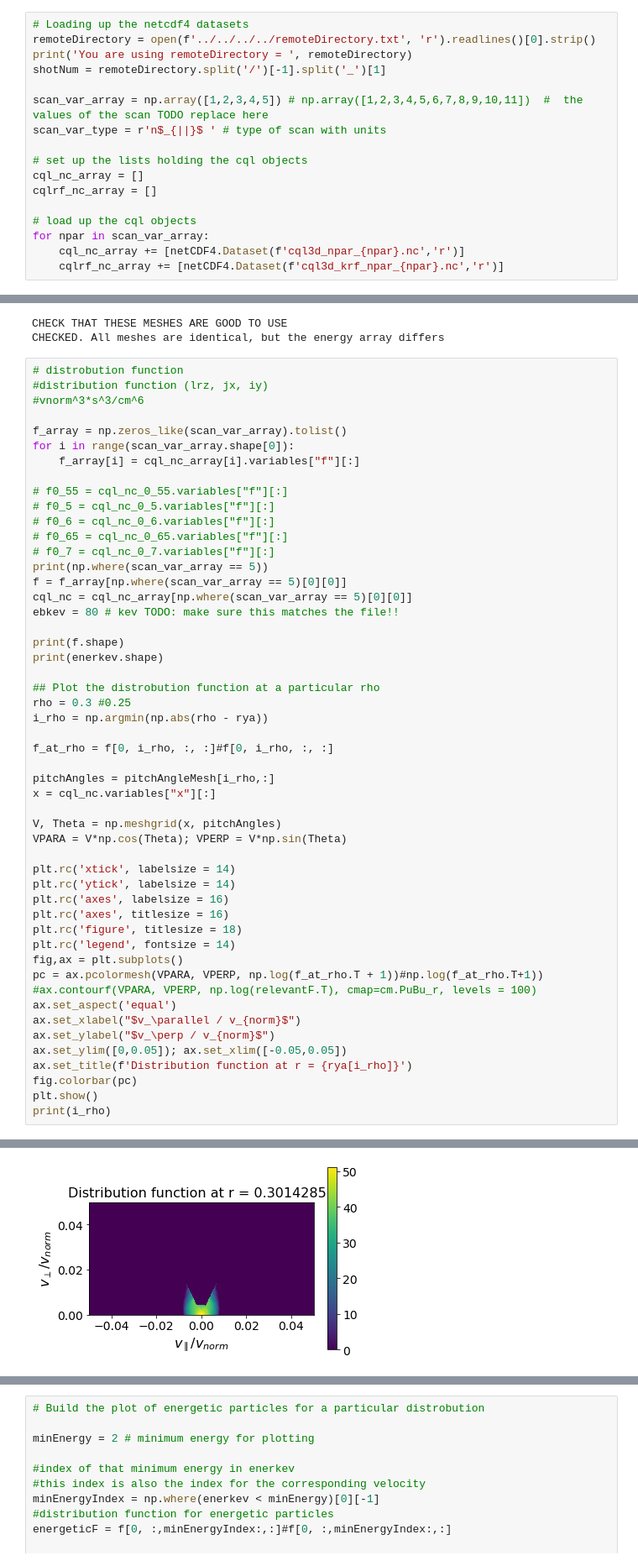
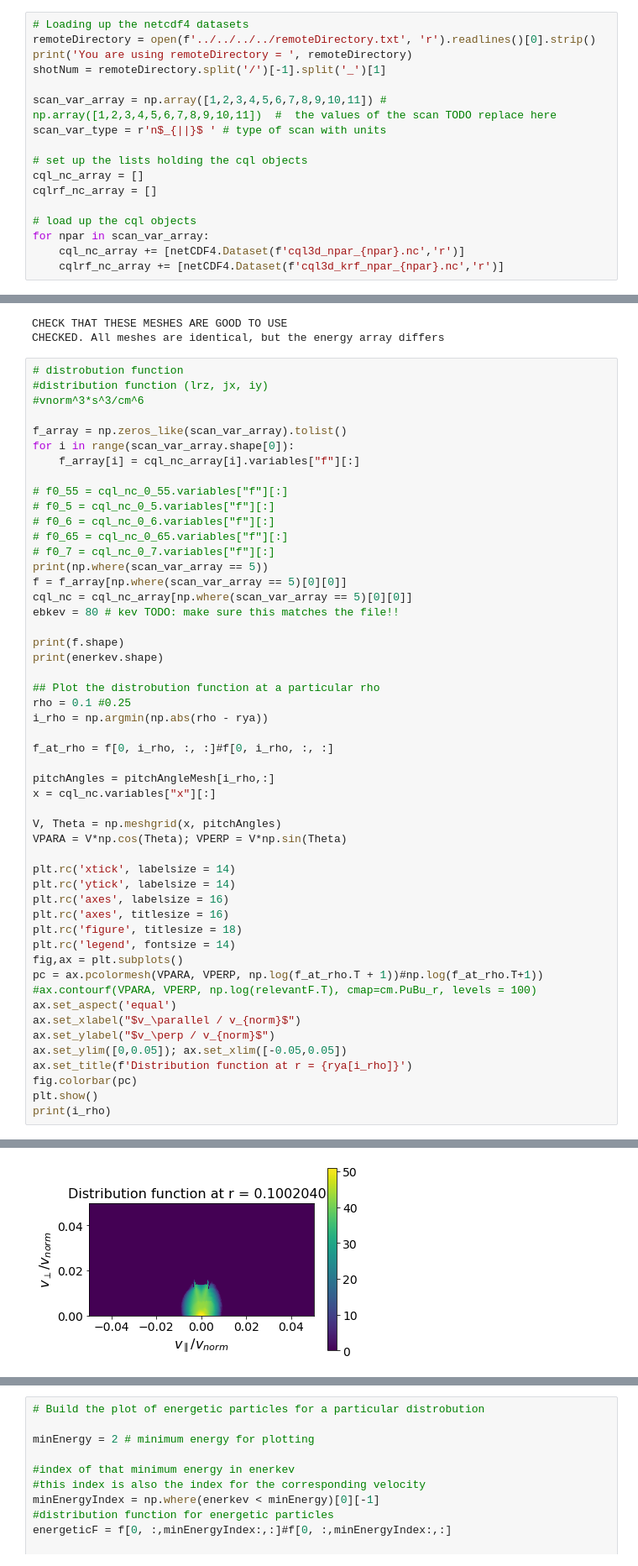
Before and after one commit to vandelij/genray_cql3d_plots, a Jupyter notebook: shots/147634/scan_npar/beam_5_RF_0_7/npar_scan_notebook.ipynb, the cells around one changed output, grey strips where cells are left out. Shown at 84% size. Saved outputs shown, nothing was run; the diff lists cells and outputs as text.

```diff
--- a/shots/147634/scan_npar/beam_5_RF_0_7/npar_scan_notebook.ipynb
+++ b/shots/147634/scan_npar/beam_5_RF_0_7/npar_scan_notebook.ipynb
@@ -26,7 +26,7 @@ remoteDirectory = open(f'../../../../remoteDirectory.txt', 'r').readlines()[0].s
 print('You are using remoteDirectory = ', remoteDirectory)
 shotNum = remoteDirectory.split('/')[-1].split('_')[1]
 
-scan_var_array = np.array([1,2,3,4,5]) # np.array([1,2,3,4,5,6,7,8,9,10,11])  #  the values of the scan TODO replace here
+scan_var_array = np.array([1,2,3,4,5,6,7,8,9,10,11]) # np.array([1,2,3,4,5,6,7,8,9,10,11])  #  the values of the scan TODO replace here
 scan_var_type = r'n$_{||}$ ' # type of scan with units
 
 # set up the lists holding the cql objects
@@ -158,36 +158,36 @@ print(f.shape)
 print(enerkev.shape)
 
 ## Plot the distrobution function at a particular rho
-rho = 0.3 #0.25
+rho = 0.1 #0.25
 i_rho = np.argmin(np.abs(rho - rya))
 
 f_at_rho = f[0, i_rho, :, :]#f[0, i_rho, :, :]
 
 pitchAngles = pitchAngleMesh[i_rho,:]
 x = cql_nc.variables["x"][:]
 
 V, Theta = np.meshgrid(x, pitchAngles)
 VPARA = V*np.cos(Theta); VPERP = V*np.sin(Theta)
 
 plt.rc('xtick', labelsize = 14)
 plt.rc('ytick', labelsize = 14)
 plt.rc('axes', labelsize = 16)
 plt.rc('axes', titlesize = 16)
 plt.rc('figure', titlesize = 18)
 plt.rc('legend', fontsize = 14)
 fig,ax = plt.subplots()
 pc = ax.pcolormesh(VPARA, VPERP, np.log(f_at_rho.T + 1))#np.log(f_at_rho.T+1))
 #ax.contourf(VPARA, VPERP, np.log(relevantF.T), cmap=cm.PuBu_r, levels = 100)
 ax.set_aspect('equal')
 ax.set_xlabel("$v_\parallel / v_{norm}$")
 ax.set_ylabel("$v_\perp / v_{norm}$")
 ax.set_ylim([0,0.05]); ax.set_xlim([-0.05,0.05])
 ax.set_title(f'Distribution function at r = {rya[i_rho]}')
 fig.colorbar(pc)
 plt.show()
 print(i_rho)
 # %% [output]
 (array([4]),)
 (2, 65, 500, 240)
 (500,)
-[figure, old version]
+[figure, new version]
```
Also changed, not shown: parts of 6 cells of this notebook, 2 other files.
